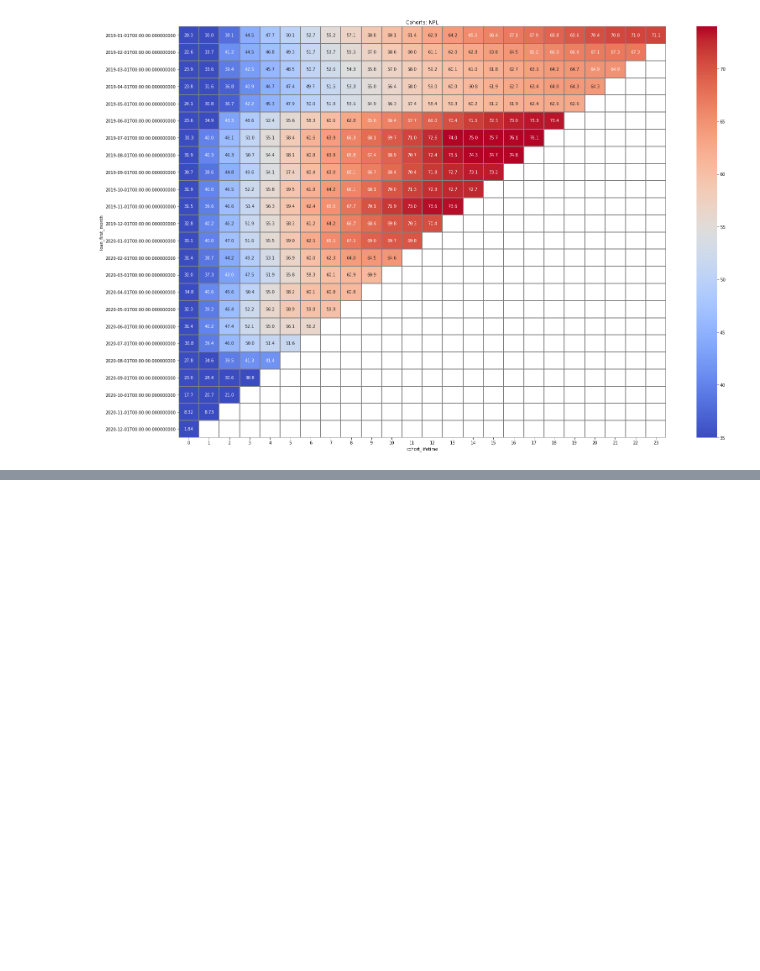
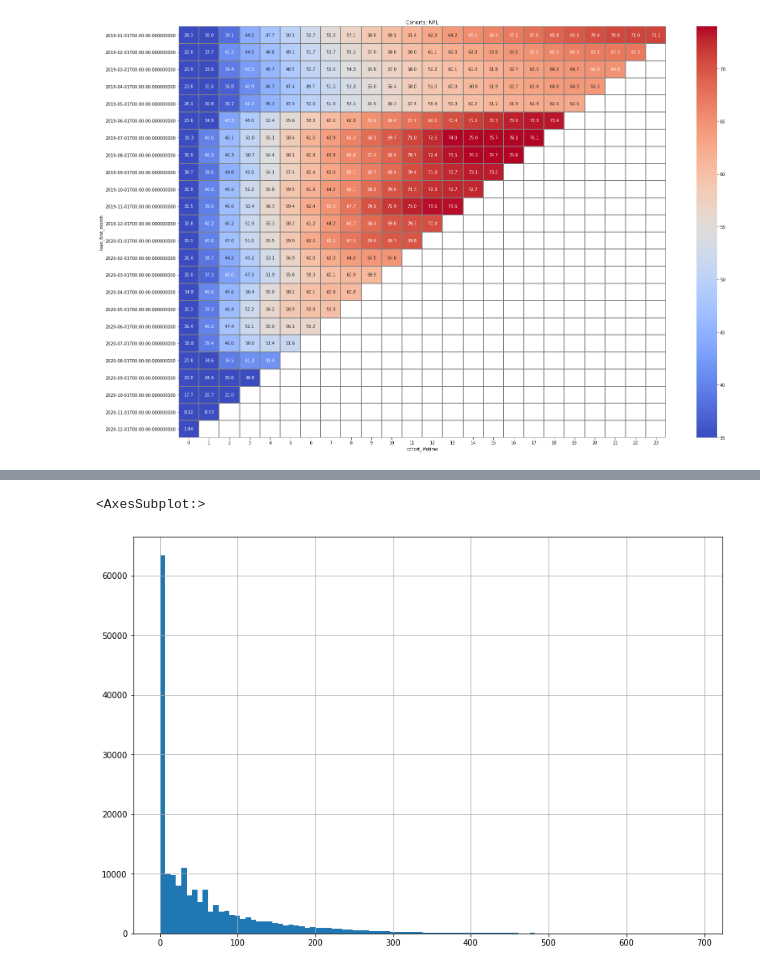
Before and after one commit to g0vn0c0d3r/da, a Jupyter notebook: LIME/LIME_final.ipynb, the cells around one changed output, grey strips where cells are left out. Cells and saved outputs as stored; diff of their text form; code cells hidden in the pictures; blank space fills up the shorter version.

```diff
--- a/LIME/LIME_final.ipynb
+++ b/LIME/LIME_final.ipynb
@@ -1185,0 +1232,3 @@ sns.heatmap(rt_pivot, annot=True, fmt='.3', linewidths=1,
+# %%
+bb = loans.groupby(by='cid').agg({'real_term': 'sum'}).sort_values(by='real_term', ascending=False).reset_index()
+bb.head(10)
@@ -1185,0 +1247,5 @@ sns.heatmap(rt_pivot, annot=True, fmt='.3', linewidths=1,
+# %%
+bb['real_term'].hist(bins=100, figsize=(13, 9))
+# %% [output]
+<AxesSubplot:>
+[figure, added]
```
Also changed, not shown: parts of 19 cells of this notebook, 2 other files.
